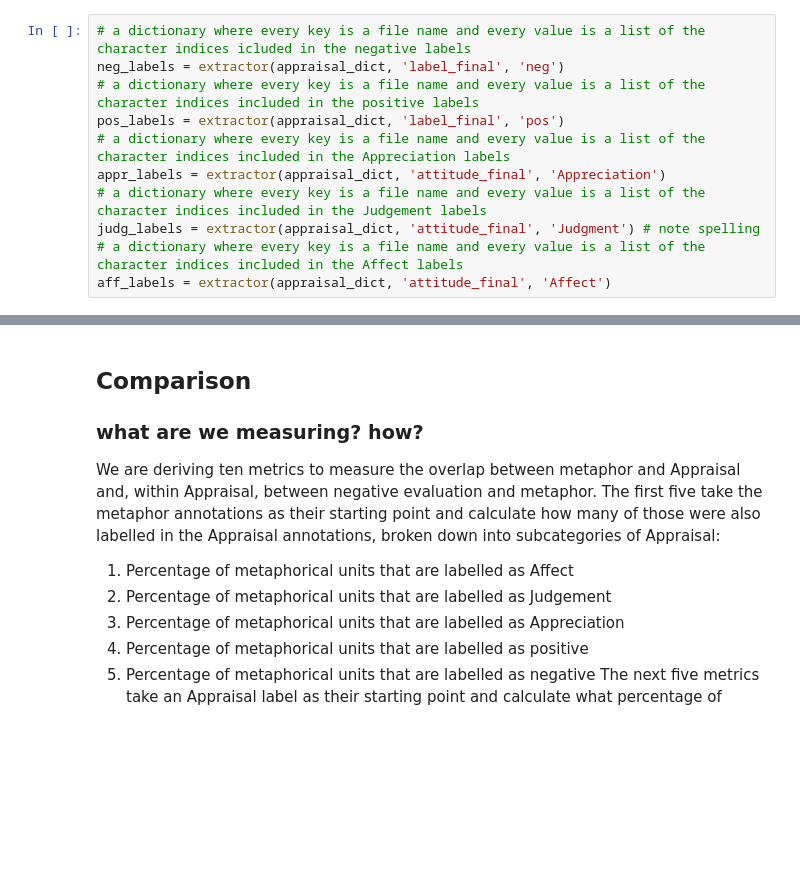
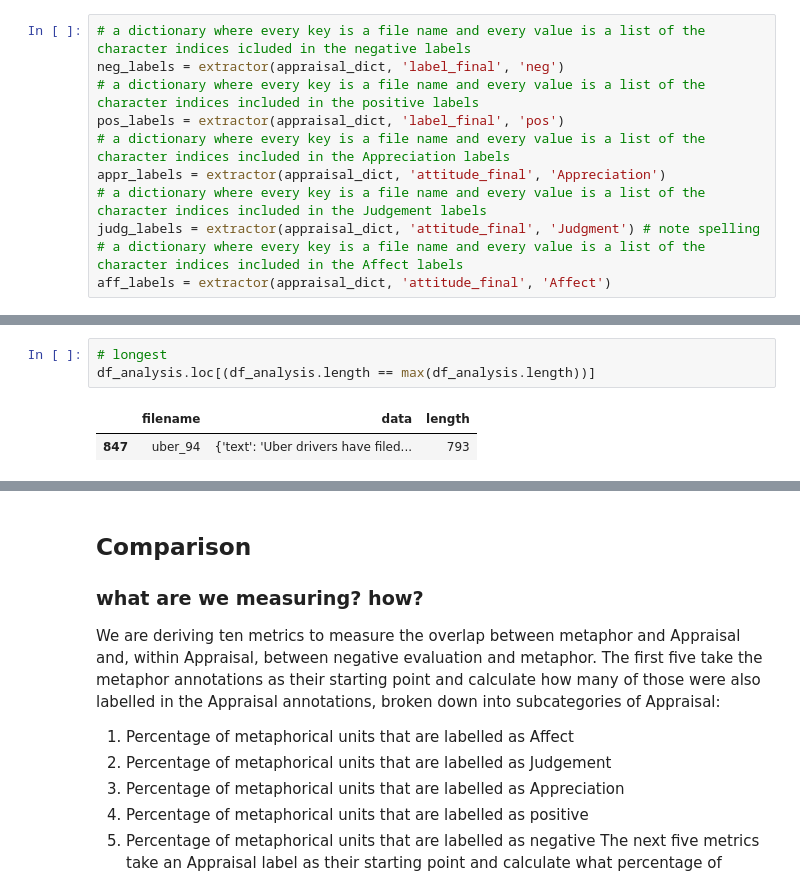
Before and after one commit to sfu-discourse-lab/metaphor_annotations, a Jupyter notebook: appraisal_metaphor_comparison.ipynb, the cells around one changed output, grey strips where cells are left out. Cells and saved outputs as stored; diff of their text form; blank space fills up the shorter version.

```diff
--- a/appraisal_metaphor_comparison.ipynb
+++ b/appraisal_metaphor_comparison.ipynb
@@ -180,0 +212,6 @@ len(appraisal_dict.keys())
+# %%
+# longest
+df_analysis.loc[(df_analysis.length == max(df_analysis.length))]
+# %% [output]
+|  | filename | data | length |
+| 847 | uber_94 | {'text': 'Uber drivers have filed... | 793 |
```
Also changed, not shown: parts of 16 cells of this notebook.
